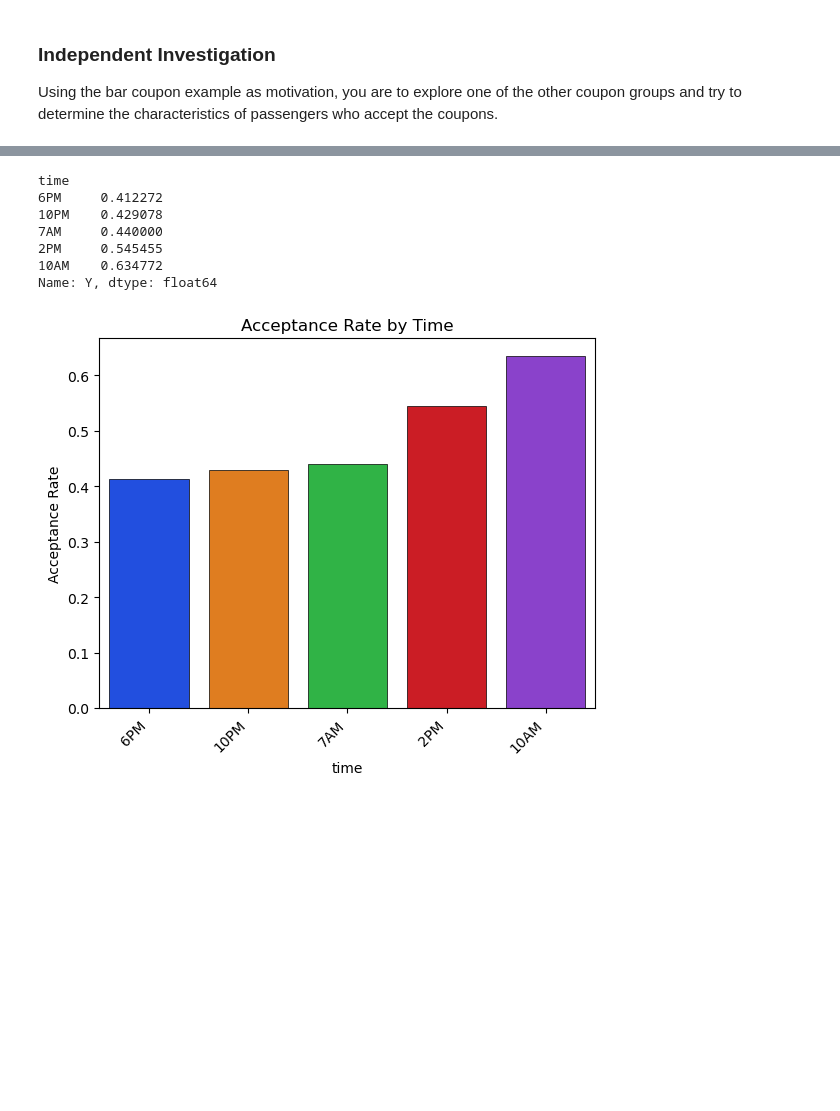
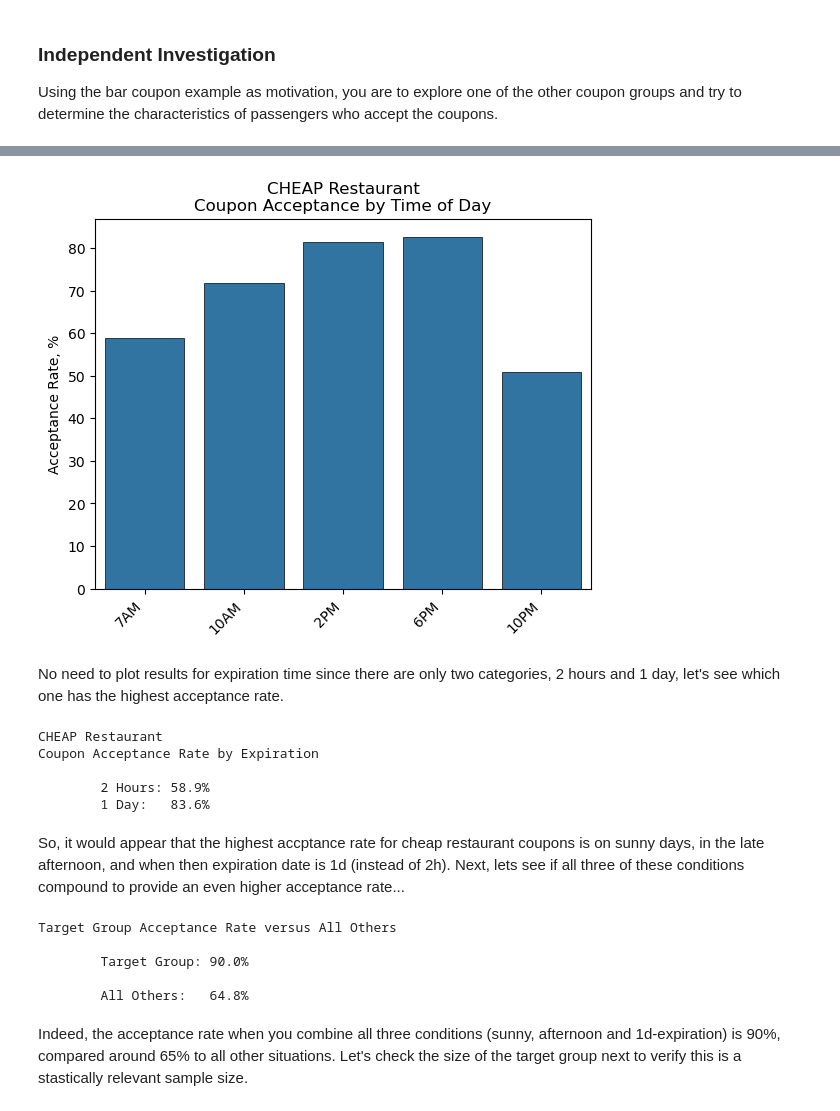
Before and after one commit to RayFuller/coupons, a Jupyter notebook: prompt.ipynb, the cells around one changed output, grey strips where cells are left out. Cells and saved outputs as stored; diff of their text form; code cells hidden in the pictures; blank space fills up the shorter version.

```diff
--- a/prompt.ipynb
+++ b/prompt.ipynb
@@ -407,0 +410,5 @@ Coffee coupon acceptance rate by time of day
+# %%
+# Create a new DataFrame that contains just the cheap restaurant coupons
+
+dfChpRest = dataCleaned[dataCleaned['coupon'] == 'Restaurant(<20)']
+dfChpRest.head()
@@ -419,22 +492,59 @@ plt.show()
 # %%
-# check for plot accuracy by computing the acceptance rate by coupon type
-accRate = dfCoffee.groupby('time')['Y'].mean().sort_values()
-print(accRate)
+# bar plot of cheap restaurant coupon acceptance by time
 
-# Make a bar plot of the acceptance rate as well
-sns.barplot(x=accRate.index, y=accRate.values,
-            hue=accRate.index, palette='bright', legend=False,
-            edgecolor='black', linewidth=0.5)
+# Create series of times brackets from earliest to latest
+timeOrder = ['7AM', '10AM', '2PM', '6PM', '10PM']
+
+# group by time and calculate the acceptance rate
+acceptanceRate = dfChpRest.groupby('time')['Y'].mean() * 100
+
+# Reindex based on income brackets from lowest to highest
+acceptanceRate = acceptanceRate.reindex(timeOrder)
+
+# Make a bar plot of the acceptance rate by income bracket
+sns.barplot(x=acceptanceRate.index, y=acceptanceRate.values,  edgecolor='black', linewidth=0.5)
 plt.xticks(rotation=45, ha='right')
-plt.ylabel('Acceptance Rate')
-plt.title('Acceptance Rate by Time')
+plt.xlabel('')
+plt.ylabel('Acceptance Rate, %')
+plt.title('CHEAP Restaurant\nCoupon Acceptance by Time of Day')
 plt.show()
 # %% [output]
-time
-6PM     0.412272
-10PM    0.429078
-7AM     0.440000
-2PM     0.545455
-10AM    0.634772
-Name: Y, dtype: float64
-[figure, old version]
+[figure, new version]
+# %% [markdown]
+No need to plot results for expiration time since there are only two categories, 2 hours and 1 day, let's see which one has the highest acceptance rate.
+# %%
+rate2h = dfChpRest[dfChpRest['expiration'].isin(['2h'])]['Y'].mean() * 100
+rate1d = dfChpRest[dfChpRest['expiration'].isin(['1d'])]['Y'].mean() * 100
+
+print('\nCHEAP Restaurant\nCoupon Acceptance Rate by Expiration')
+print(f'\n\t2 Hours: {rate2h:.1f}%')
+print(f'\t1 Day:   {rate1d:.1f}%')
+# %% [output]
+CHEAP Restaurant
+Coupon Acceptance Rate by Expiration
+
+        2 Hours: 58.9%
+        1 Day:   83.6%
+# %% [markdown]
+So, it would appear that the highest accptance rate for cheap restaurant coupons is on sunny days, in the late afternoon, and when then expiration date is 1d (instead of 2h).  Next, lets see if all three of these conditions compound to provide an even higher acceptance rate...
+# %%
+mask = (
+     (dfChpRest['weather'].isin(['Sunny']))
+    & (dfChpRest['time'].isin(['2PM', '6PM']))
+    & (dfChpRest['expiration'].isin(['1d']))
+)
+
+targetRate = dfChpRest[mask]['Y'].mean() * 100
+othersRate = dfChpRest[~mask]['Y'].mean() * 100
+
+print('\nTarget Group Acceptance Rate versus All Others')
+print(f'\n\tTarget Group: {targetRate:.1f}%')
+print(f'\n\tAll Others:   {othersRate:.1f}%')
+# %% [output]
+Target Group Acceptance Rate versus All Others
+
+        Target Group: 90.0%
+
+        All Others:   64.8%
+# %% [markdown]
+Indeed, the acceptance rate when you combine all three conditions (sunny, afternoon and 1d-expiration) is 90%, compared around 65% to all other situations.  Let's check the size of the target group next to verify this is a stastically relevant sample size.
```
Also changed, not shown: parts of 17 cells of this notebook.
